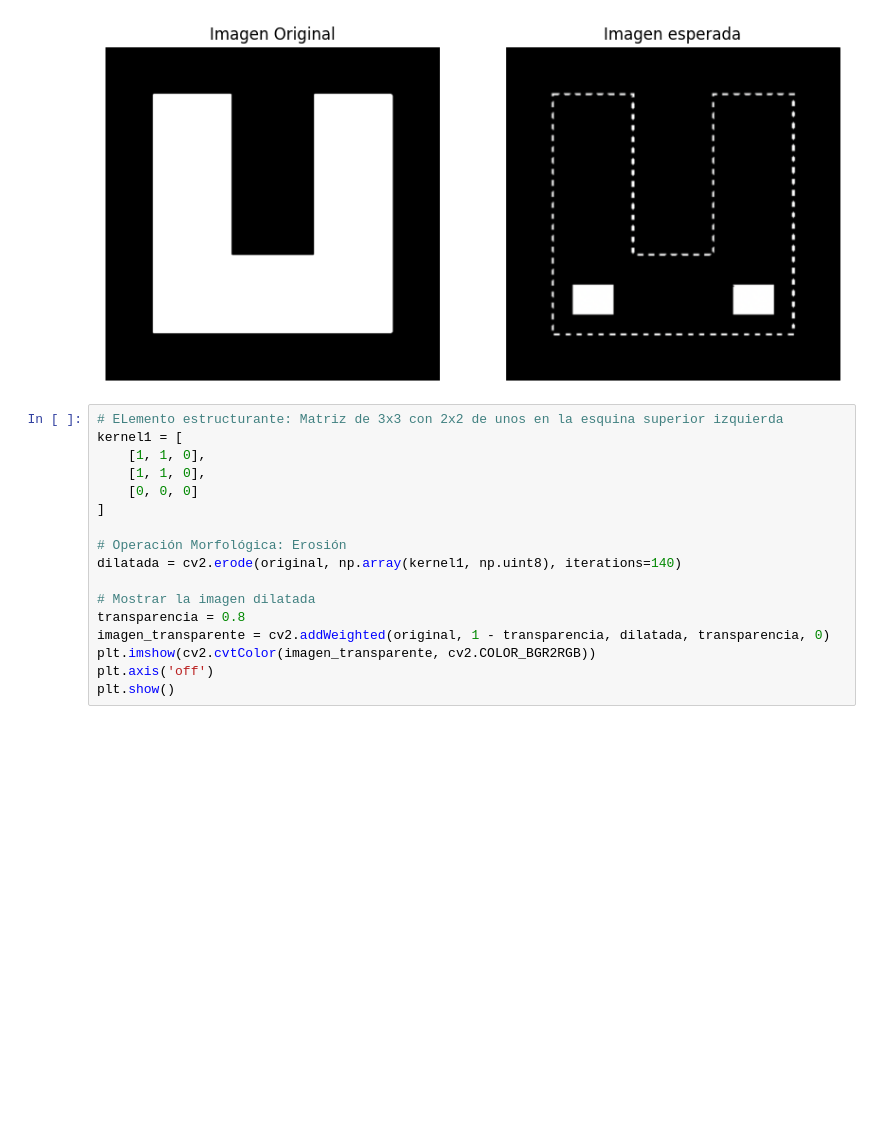
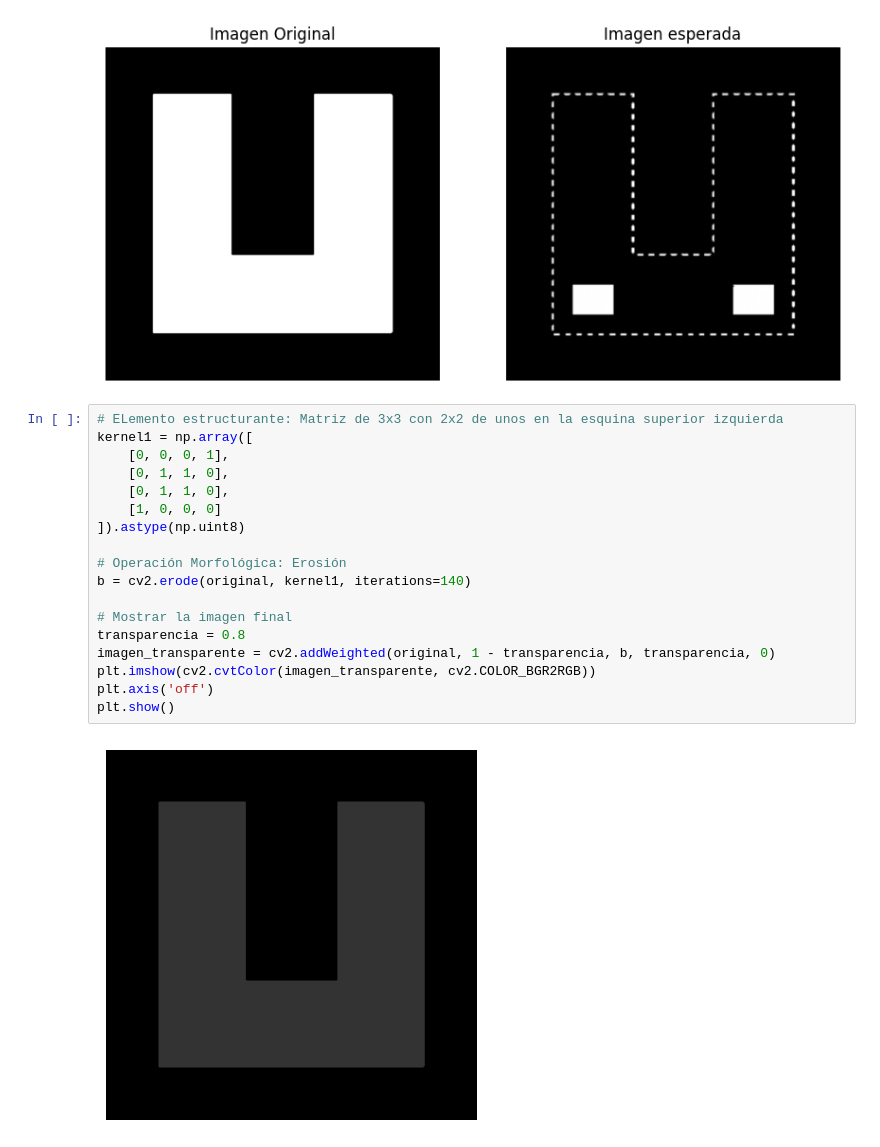
Before and after one commit to stefanoaragoni/computerVision_Lab01, a Jupyter notebook: Lab01_Ejercicio8.ipynb, the cells around one changed output. Saved outputs shown, nothing was run; the diff lists cells and outputs as text; blank space fills up the shorter version.

```diff
--- a/Lab01_Ejercicio8.ipynb
+++ b/Lab01_Ejercicio8.ipynb
@@ -108,18 +108,21 @@ plt.show()
 [figure]
 # %%
 # ELemento estructurante: Matriz de 3x3 con 2x2 de unos en la esquina superior izquierda
-kernel1 = [
-    [1, 1, 0],
-    [1, 1, 0],
-    [0, 0, 0]
-]
+kernel1 = np.array([
+    [0, 0, 0, 1],
+    [0, 1, 1, 0],
+    [0, 1, 1, 0],
+    [1, 0, 0, 0]
+]).astype(np.uint8)
 
 # Operación Morfológica: Erosión
-dilatada = cv2.erode(original, np.array(kernel1, np.uint8), iterations=140)
+b = cv2.erode(original, kernel1, iterations=140)
 
-# Mostrar la imagen dilatada
+# Mostrar la imagen final
 transparencia = 0.8
-imagen_transparente = cv2.addWeighted(original, 1 - transparencia, dilatada, transparencia, 0)
+imagen_transparente = cv2.addWeighted(original, 1 - transparencia, b, transparencia, 0)
 plt.imshow(cv2.cvtColor(imagen_transparente, cv2.COLOR_BGR2RGB))
 plt.axis('off')
 plt.show()
+# %% [output]
+[figure, added]
```
Also changed, not shown: parts of 10 cells of this notebook.
